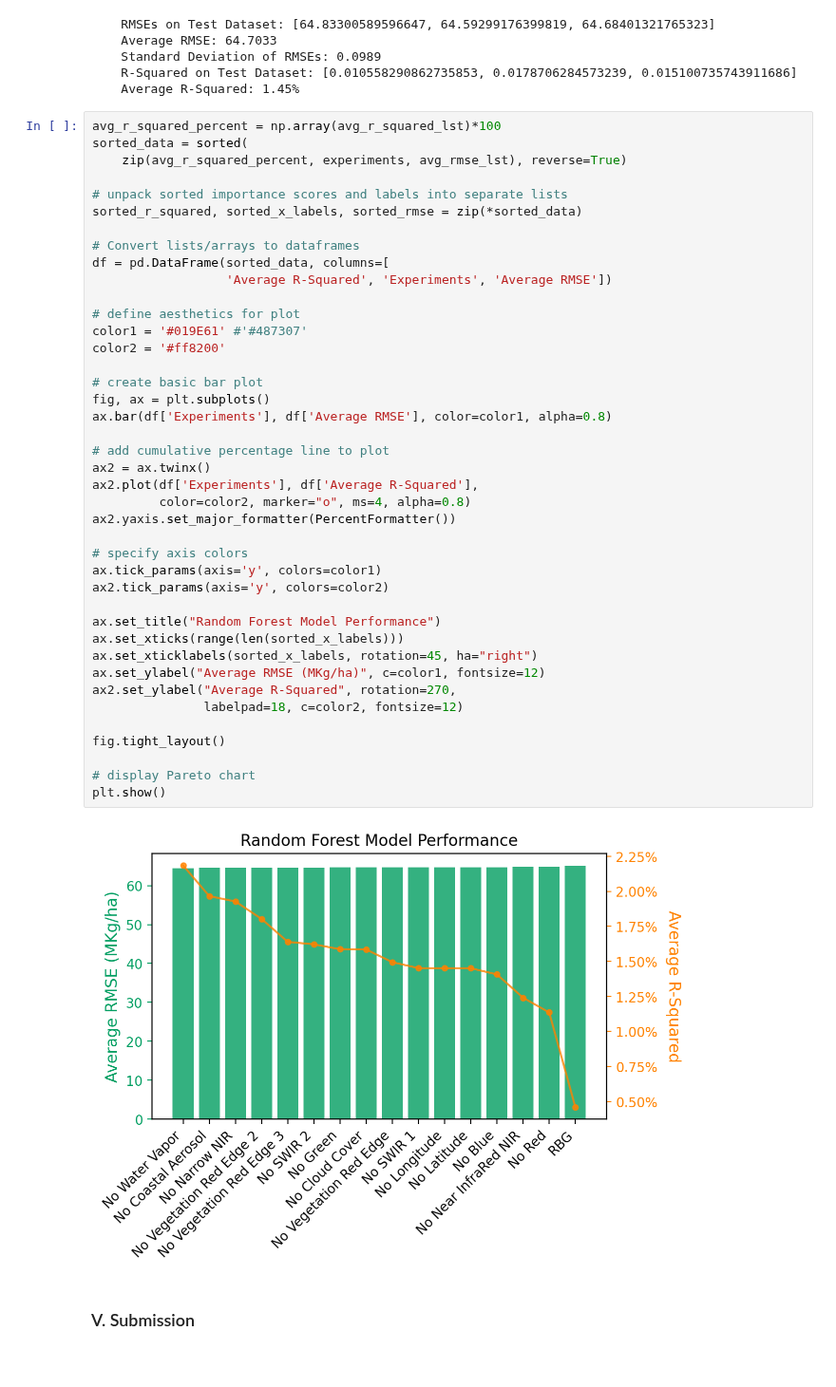
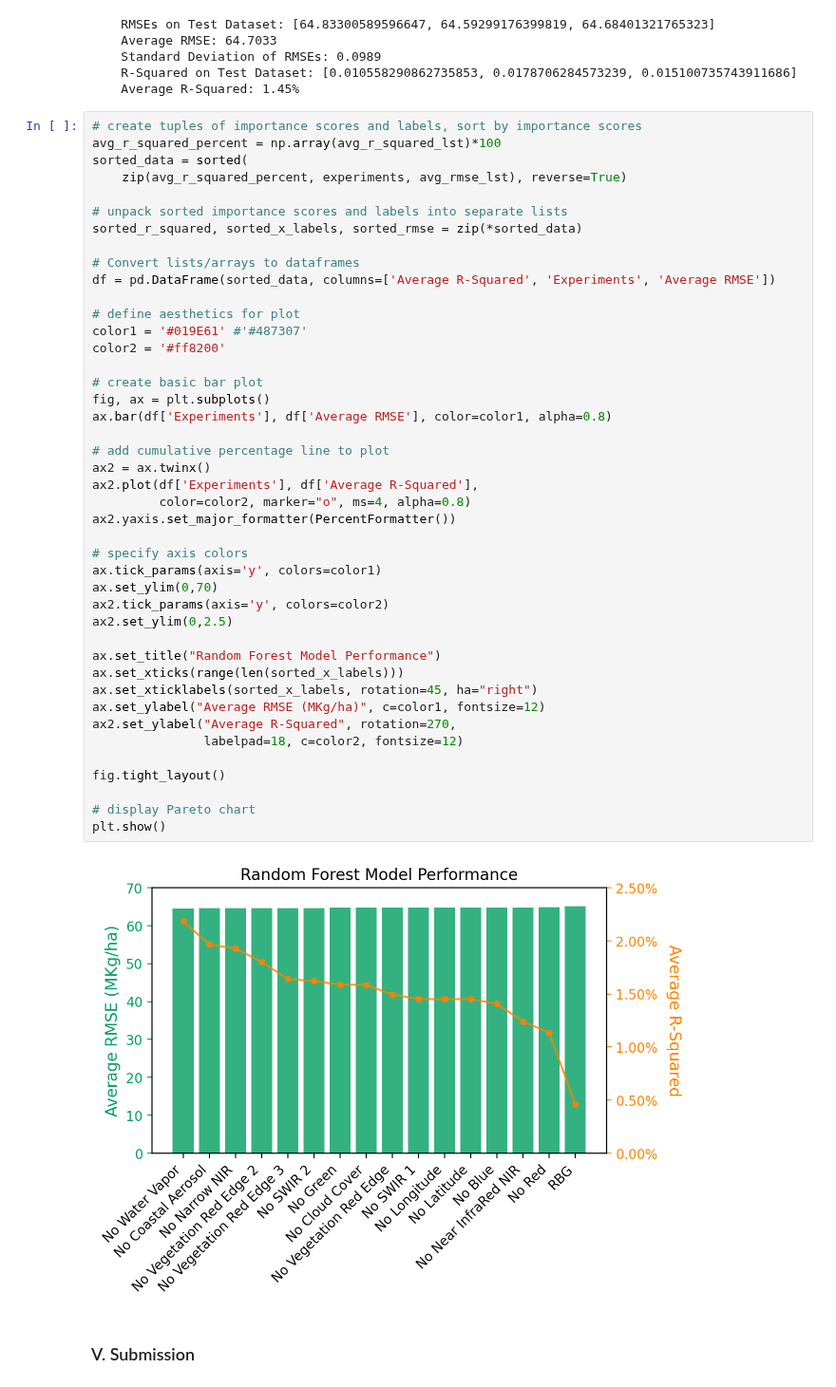
Before and after one commit to heath3rq/ML_Machine-Learning-Biomass-Density-Estimation, a Jupyter notebook: Models/random_forest.ipynb, the cells around one changed output. Shown at 95% size. Cells and saved outputs as stored; diff of their text form.

```diff
--- a/Models/random_forest.ipynb
+++ b/Models/random_forest.ipynb
@@ -489,6 +489,7 @@ experiment(x_train_wo_evi[:, :45], x_test_wo_evi[:, :45])
     R-Squared on Test Dataset: [0.010558290862735853, 0.0178706284573239, 0.015100735743911686]
     Average R-Squared: 1.45%
 # %%
+# create tuples of importance scores and labels, sort by importance scores
 avg_r_squared_percent = np.array(avg_r_squared_lst)*100
 sorted_data = sorted(
     zip(avg_r_squared_percent, experiments, avg_rmse_lst), reverse=True)
@@ -497,40 +498,41 @@ sorted_data = sorted(
 sorted_r_squared, sorted_x_labels, sorted_rmse = zip(*sorted_data)
 
 # Convert lists/arrays to dataframes
-df = pd.DataFrame(sorted_data, columns=[
-                  'Average R-Squared', 'Experiments', 'Average RMSE'])
+df = pd.DataFrame(sorted_data, columns=['Average R-Squared', 'Experiments', 'Average RMSE'])
 
 # define aesthetics for plot
 color1 = '#019E61' #'#487307'
 color2 = '#ff8200'
 
 # create basic bar plot
 fig, ax = plt.subplots()
 ax.bar(df['Experiments'], df['Average RMSE'], color=color1, alpha=0.8)
 
 # add cumulative percentage line to plot
 ax2 = ax.twinx()
 ax2.plot(df['Experiments'], df['Average R-Squared'],
          color=color2, marker="o", ms=4, alpha=0.8)
 ax2.yaxis.set_major_formatter(PercentFormatter())
 
 # specify axis colors
 ax.tick_params(axis='y', colors=color1)
+ax.set_ylim(0,70)
 ax2.tick_params(axis='y', colors=color2)
+ax2.set_ylim(0,2.5)
 
 ax.set_title("Random Forest Model Performance")
 ax.set_xticks(range(len(sorted_x_labels)))
 ax.set_xticklabels(sorted_x_labels, rotation=45, ha="right")
 ax.set_ylabel("Average RMSE (MKg/ha)", c=color1, fontsize=12)
 ax2.set_ylabel("Average R-Squared", rotation=270,
                labelpad=18, c=color2, fontsize=12)
 
 fig.tight_layout()
 
 # display Pareto chart
 plt.show()
 # %% [output]
-[figure, old version]
+[figure, new version]
 # %% [markdown]
 ### V. Submission
 # %%
```
Also changed, not shown: 2 other files.
